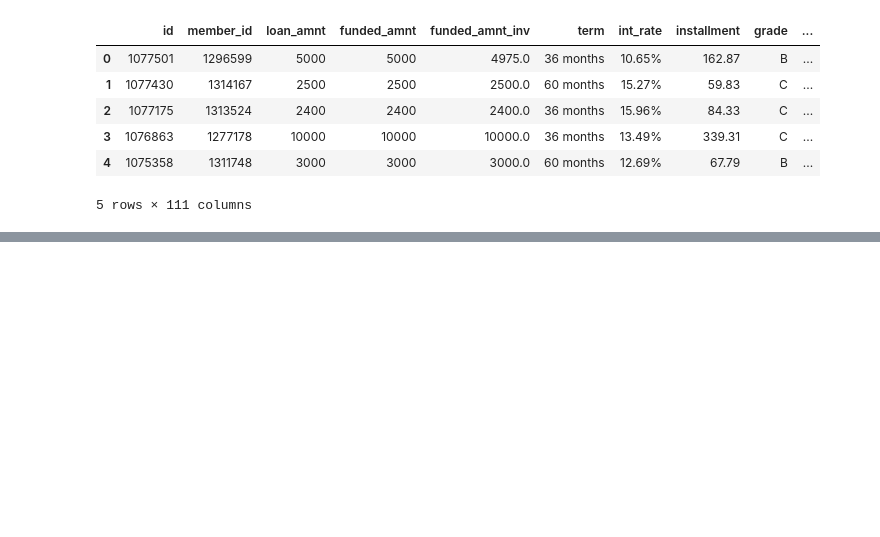
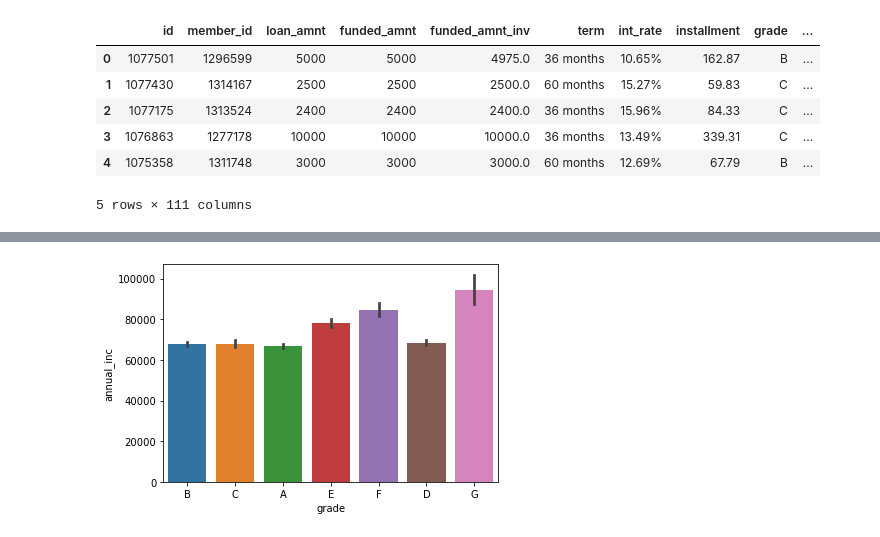
Before and after one commit to tushar091/LendingClubCaseStudy, a Jupyter notebook: Lending Case Study Group.ipynb, the cells around one changed output, grey strips where cells are left out. Cells and saved outputs as stored; diff of their text form; code cells hidden in the pictures; blank space fills up the shorter version.

```diff
--- a/Lending Case Study Group.ipynb
+++ b/Lending Case Study Group.ipynb
@@ -29,0 +76,5 @@ df.head()
+# %%
+sns.barplot(x=df['grade'],y=df['annual_inc'])
+plt.show()
+# %% [output]
+[figure, added]
```
Also changed, not shown: parts of 23 cells of this notebook.
